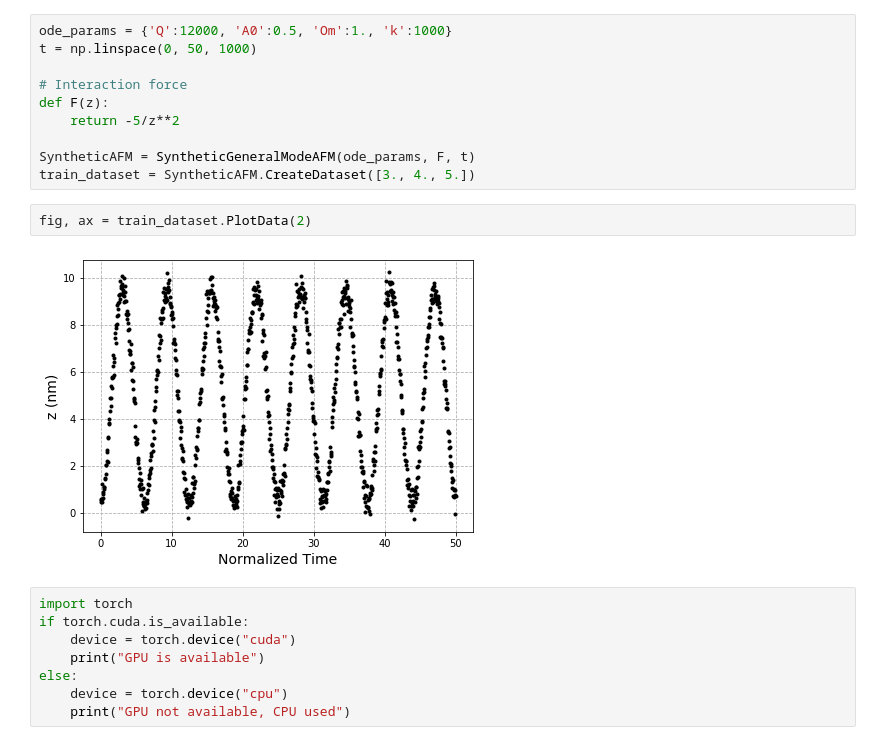
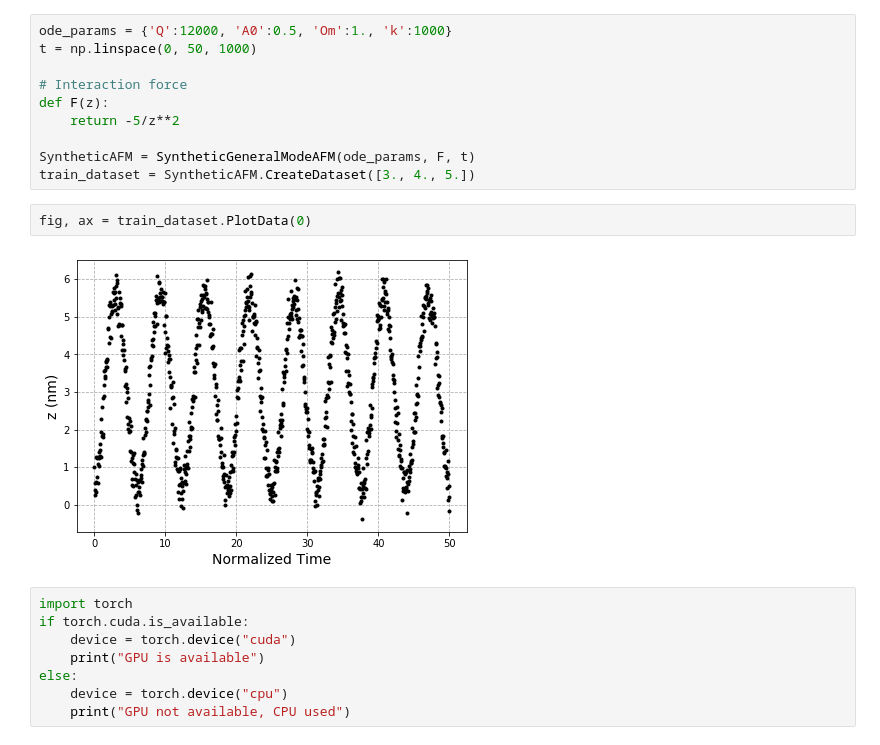
Before and after one commit to Jhko725/Contact-Point-Detection, a Jupyter notebook: NeuralODE.ipynb, the cells around one changed output. Saved outputs shown, nothing was run; the diff lists cells and outputs as text.

```diff
--- a/NeuralODE.ipynb
+++ b/NeuralODE.ipynb
@@ -55,9 +55,9 @@ def F(z):
 SyntheticAFM = SyntheticGeneralModeAFM(ode_params, F, t)
 train_dataset = SyntheticAFM.CreateDataset([3., 4., 5.])
 # %%
-fig, ax = train_dataset.PlotData(2)
+fig, ax = train_dataset.PlotData(0)
 # %% [output]
-[figure, old version]
+[figure, new version]
 # %%
 import torch
 if torch.cuda.is_available:
```
Also changed, not shown: parts of 6 cells of this notebook, 34 other files.
